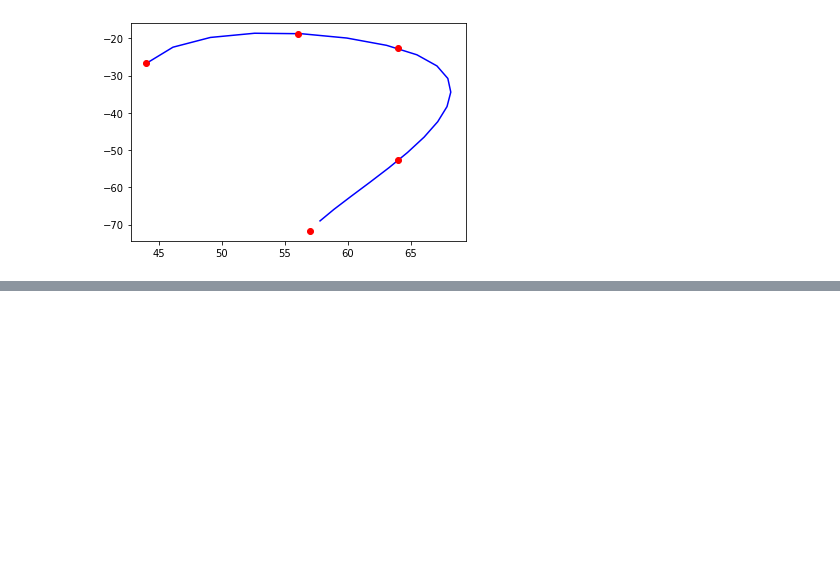
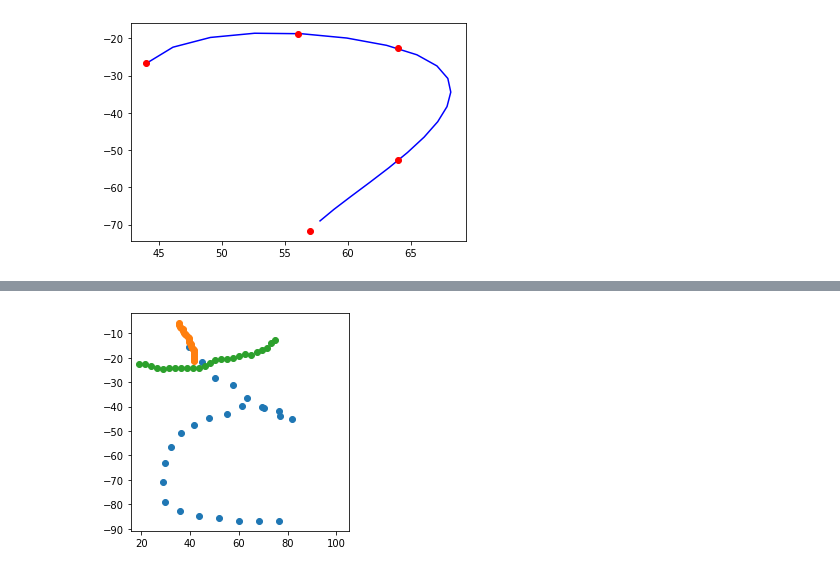
Before and after one commit to SomTambe/omniglot-bcs, a Jupyter notebook: own_model_bcs.ipynb, the cells around one changed output, grey strips where cells are left out. Cells and saved outputs as stored; diff of their text form; code cells hidden in the pictures; blank space fills up the shorter version.

```diff
--- a/own_model_bcs.ipynb
+++ b/own_model_bcs.ipynb
@@ -269,0 +245,6 @@ for language in character:
+# %%
+def plot_char(char,typ=''):
+    for i,c in enumerate(char):
+        plt.plot(c[:,0],c[:,1],typ)
+    plt.axis('square')
+    return plt.show()
@@ -269,0 +261,4 @@ for language in character:
+# %%
+plot_char(spline_prims['Japanese (hiragana)'][10][0][0],'o')
+# %% [output]
+[figure, added]
```
Also changed, not shown: parts of 13 cells of this notebook, 3 other files.
